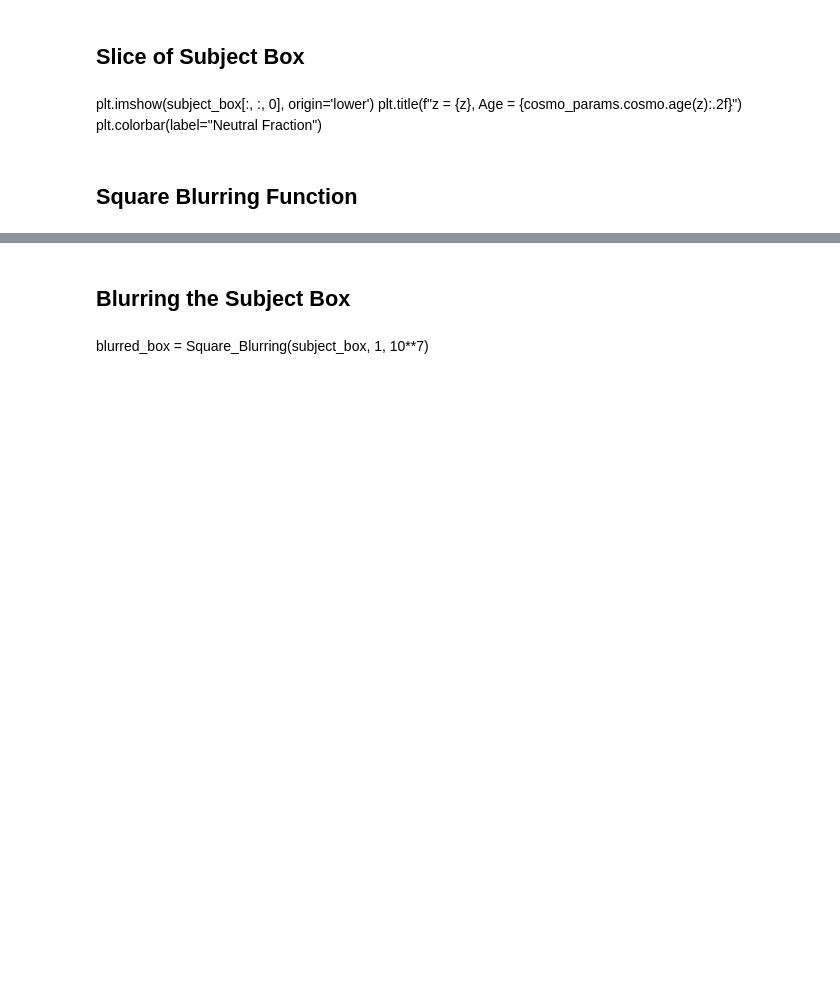
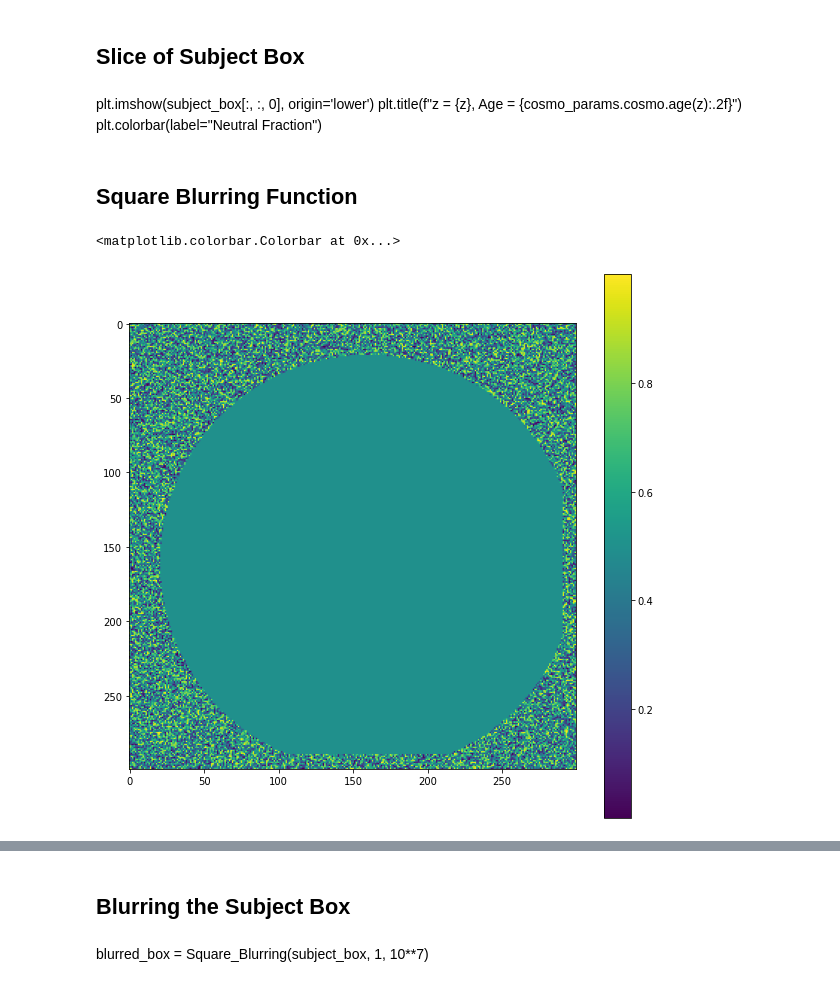
Before and after one commit to tommychinwj/HI_characterization, a Jupyter notebook: HI_characterization.ipynb, the cells around one changed output, grey strips where cells are left out. Cells and saved outputs as stored; diff of their text form; code cells hidden in the pictures; blank space fills up the shorter version.

Commit message:
fixed spelling typos, ran a few sphere blurrs, "organised" messy cells, added rand.seed() to start at random seed & avoid predictability/biases.

```diff
--- a/HI_characterization.ipynb
+++ b/HI_characterization.ipynb
@@ -95,9 +96,11 @@ def Square_Blurring(box, radius, interation):
         box[rand_x-radius:rand_x+radius+1, rand_y-radius:rand_y+radius+1, rand_z-radius:rand_z+radius+1] = neutral_mean
     return box
 # %%
-def Sphere_Blurring(box, radius, interation):
-    box = box.copy()
-    for i in range(interation):
+def Sphere_Blurring(box, radius, iteration):
+    box = box.copy()  # make copy of input box to have a separate box
+    for i in range(iteration):
+        np.random.seed()  # set seed to a randome number
+
         rand_coord = np.random.randint(radius, BOX_LEN - 1 - radius, size=3)  # ensure that the random center point won't be at the edge of the cube
 
         cube_region = box[rand_coord[0]-radius:rand_coord[0]+radius+1, rand_coord[1]-radius:rand_coord[1]+radius+1, rand_coord[2]-radius:rand_coord[2]+radius+1]
@@ -118,0 +137,9 @@ def Sphere_Blurring(box, radius, interation):
+# %%
+Sphere_blurred = Sphere_Blurring(np.random.rand(300,300,300), 140, 1)
+# %%
+plt.figure(figsize=(10,10))
+plt.imshow(Sphere_blurred[150,:,:])
+plt.colorbar()
+# %% [output]
+<matplotlib.colorbar.Colorbar at 0x...>
+[figure, added]
```
Also changed, not shown: parts of 37 cells of this notebook.
